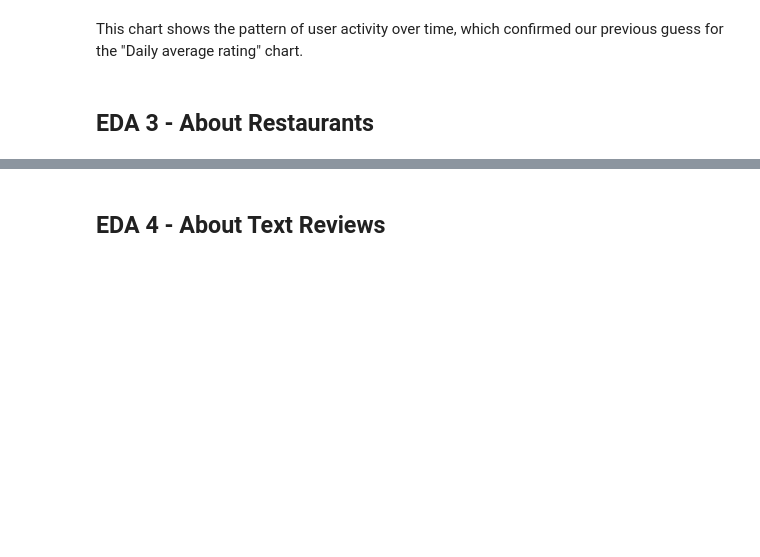
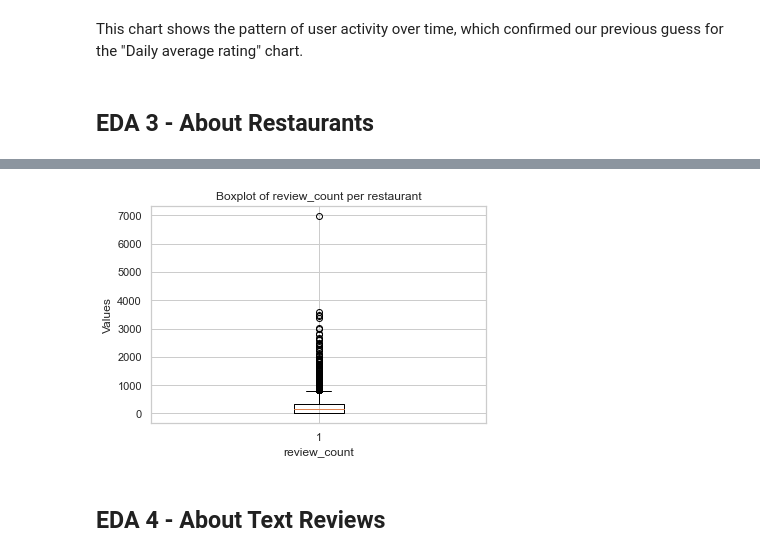
Before and after one commit to OxanaDrotieva/TripAdvisor_NLP, a Jupyter notebook: NY_reviews_EDA.ipynb, the cells around one changed output, grey strips where cells are left out. Cells and saved outputs as stored; diff of their text form; code cells hidden in the pictures; blank space fills up the shorter version.

```diff
--- a/NY_reviews_EDA.ipynb
+++ b/NY_reviews_EDA.ipynb
@@ -93,3 +114,20 @@ plt.show()
 This chart shows the pattern of user activity over time, which confirmed our previous guess for the "Daily average rating" chart.
 # %% [markdown]
 ## EDA 3 - About Restaurants
+# %%
+# count number of reviews for each restaurant
+
+# Group by the restaurant
+grouped_restaurants = NY_reviews.groupby('restaurant_name')
+
+# Count the number of reviews for each restaurant
+rest_review_counts = grouped_restaurants.size().reset_index(name='review_count')
+
+# Create a new DataFrame with restaurant names and review counts
+rest_review_count_df = pd.DataFrame({'restaurant_name': rest_review_counts['restaurant_name'], 'review_count': rest_review_counts['review_count']})
+
+# Sort the values
+rest_review_count_df = rest_review_count_df.sort_values(by=['review_count'],ascending=False)
+
+# Display the resulting DataFrame
+print(rest_review_count_df)
@@ -96,3 +149,16 @@ This chart shows the pattern of user activity over time, which confirmed our pre
+# %%
+# Create a boxplot of number of reviews per restaurant
+plt.boxplot(rest_review_count_df['review_count'])
+
+# Customize the plot
+plt.title("Boxplot of review_count per restaurant")
+plt.xlabel("review_count")
+plt.ylabel("Values")
+
+# Display the plot
+plt.show()
+# %% [output]
+[figure, added]
 # %% [markdown]
 ## EDA 4 - About Text Reviews
 # %% [markdown]
```
Also changed, not shown: parts of 7 cells of this notebook.
